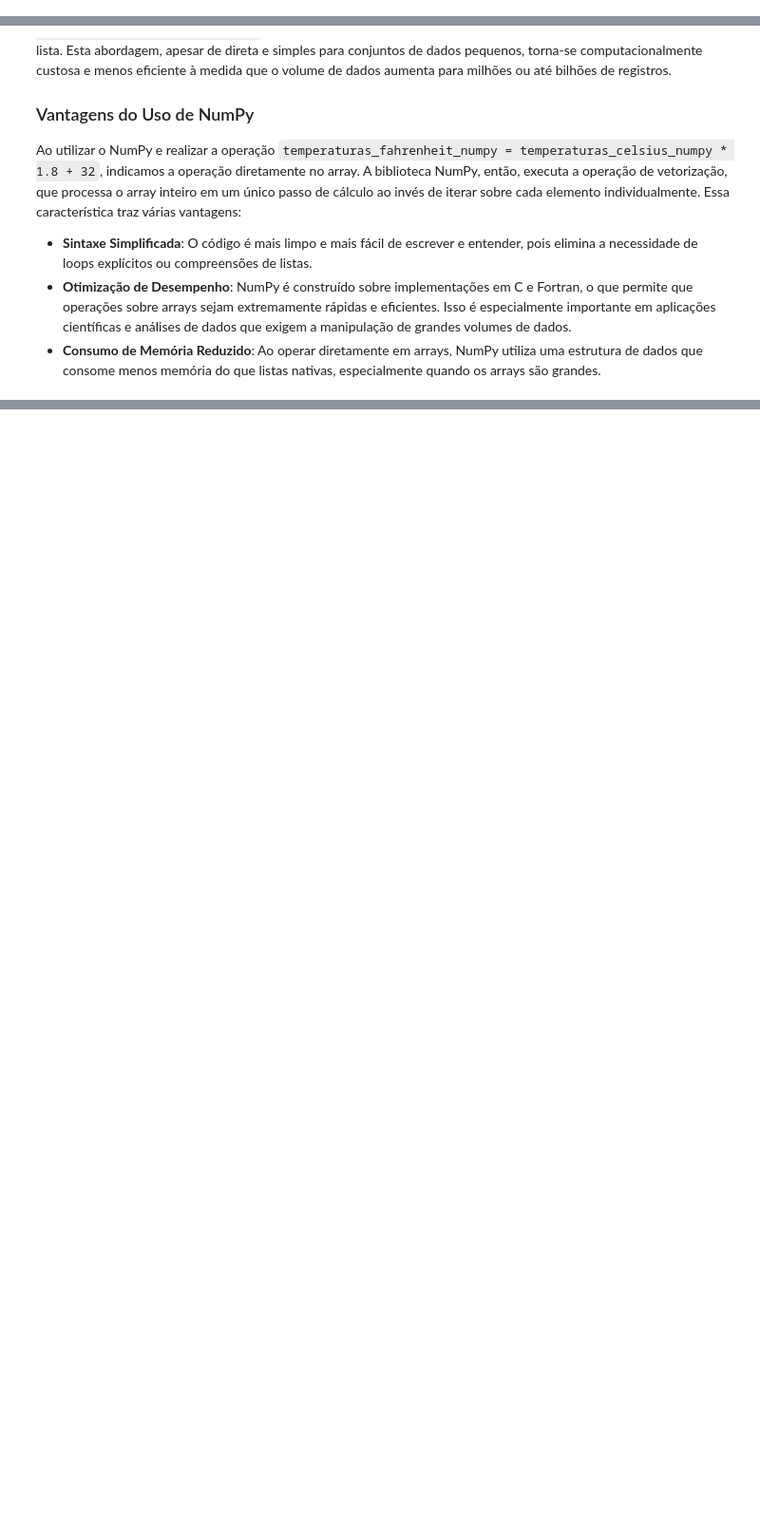
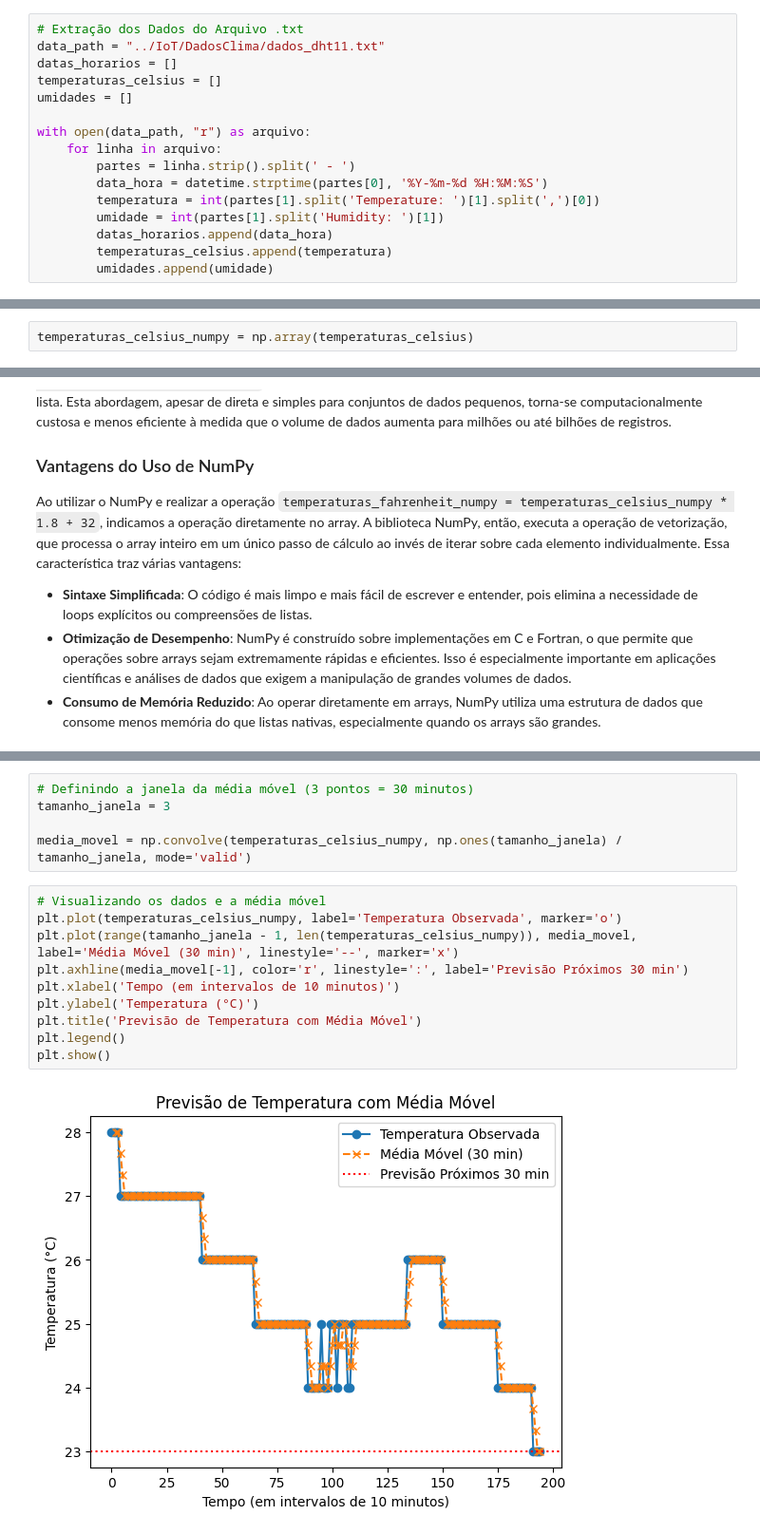
Before and after one commit to gustavofisica/Portifolio, a Jupyter notebook: Exercícios/numpy_pandas_exercicios.ipynb, the cells around one changed output, grey strips where cells are left out. Shown: that part at 95% size. Cells and saved outputs as stored; diff of their text form; blank space fills up the shorter version.

Commit message:
complmento exercícios numpy

```diff
--- a/Exercícios/numpy_pandas_exercicios.ipynb
+++ b/Exercícios/numpy_pandas_exercicios.ipynb
@@ -285,0 +240,16 @@ temperaturas_celsius = [
+# %%
+# Extração dos Dados do Arquivo .txt
+data_path = "../IoT/DadosClima/dados_dht11.txt"
+datas_horarios = []
+temperaturas_celsius = []
+umidades = []
+
+with open(data_path, "r") as arquivo:
+    for linha in arquivo:
+        partes = linha.strip().split(' - ')
+        data_hora = datetime.strptime(partes[0], '%Y-%m-%d %H:%M:%S')
+        temperatura = int(partes[1].split('Temperature: ')[1].split(',')[0])
+        umidade = int(partes[1].split('Humidity: ')[1])
+        datas_horarios.append(data_hora)
+        temperaturas_celsius.append(temperatura)
+        umidades.append(umidade)
@@ -328,3 +279,5 @@ temperaturas_celsius_numpy = np.array([
+# %%
+temperaturas_celsius_numpy = np.array(temperaturas_celsius)
 # %%
 # Convertendo Celsius para Fahrenheit
 temperaturas_fahrenheit_numpy = temperaturas_celsius_numpy * 1.8 + 32
@@ -355,0 +391,17 @@ Ao utilizar o NumPy e realizar a operação `temperaturas_fahrenheit_numpy = tem
+# %%
+# Definindo a janela da média móvel (3 pontos = 30 minutos)
+tamanho_janela = 3
+
+media_movel = np.convolve(temperaturas_celsius_numpy, np.ones(tamanho_janela) / tamanho_janela, mode='valid')
+# %%
+# Visualizando os dados e a média móvel
+plt.plot(temperaturas_celsius_numpy, label='Temperatura Observada', marker='o')
+plt.plot(range(tamanho_janela - 1, len(temperaturas_celsius_numpy)), media_movel, label='Média Móvel (30 min)', linestyle='--', marker='x')
+plt.axhline(media_movel[-1], color='r', linestyle=':', label='Previsão Próximos 30 min')
+plt.xlabel('Tempo (em intervalos de 10 minutos)')
+plt.ylabel('Temperatura (°C)')
+plt.title('Previsão de Temperatura com Média Móvel')
+plt.legend()
+plt.show()
+# %% [output]
+[figure, added]
```
Also changed, not shown: parts of 16 cells of this notebook, 4 other files.
